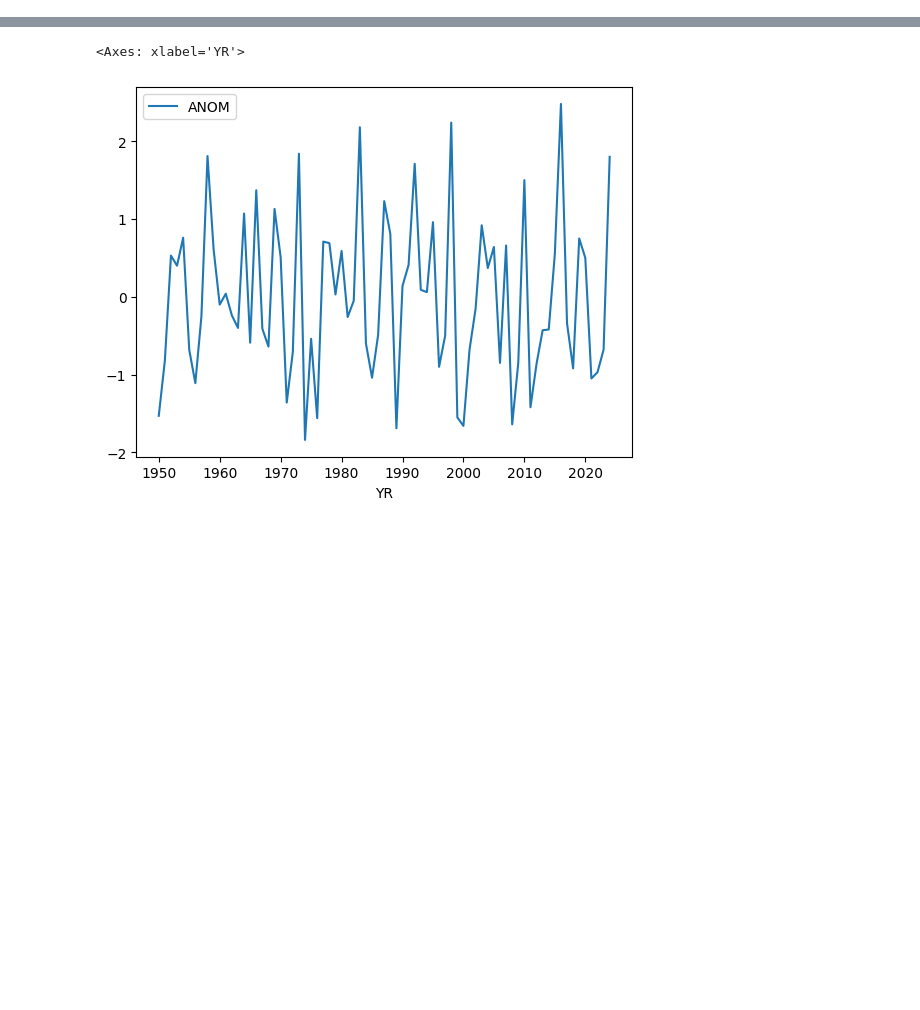
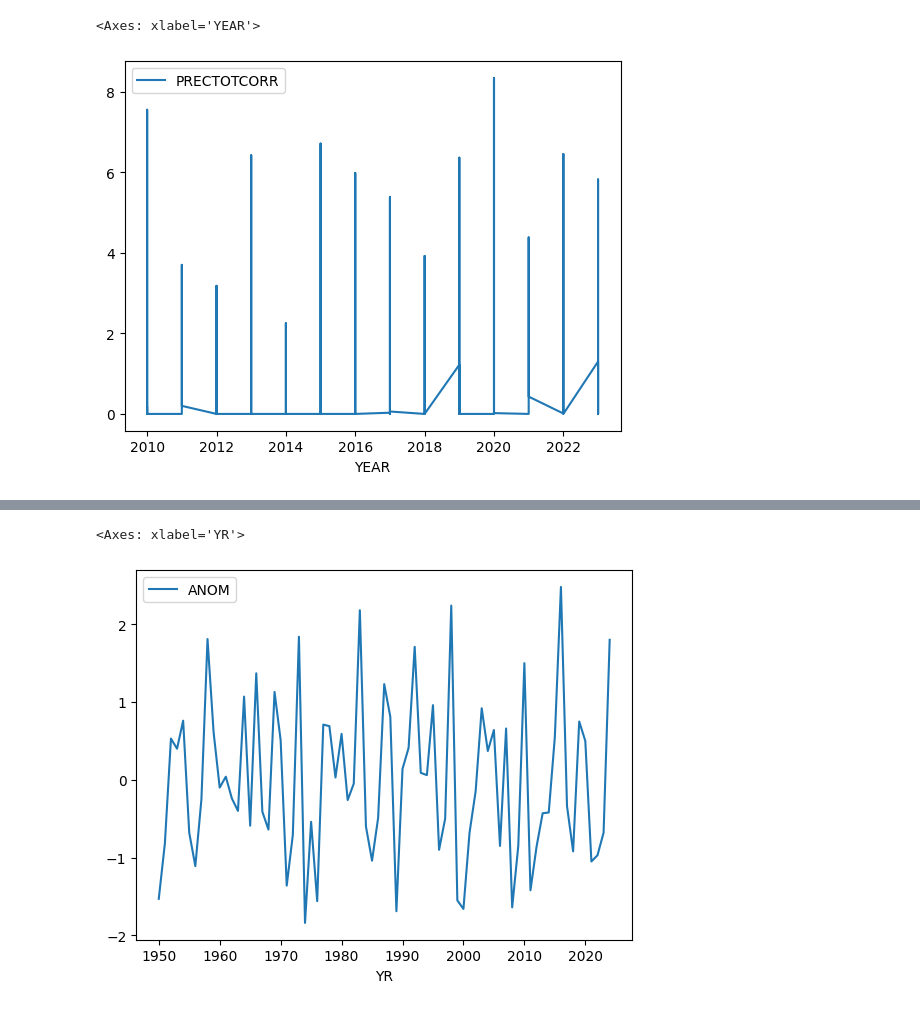
Before and after one commit to BrendanGramp/UMDAOSC650, a Jupyter notebook: AOSC650RNN.ipynb, the cells around one changed output, grey strips where cells are left out. Saved outputs shown, nothing was run; the diff lists cells and outputs as text; code cells hidden in the pictures; blank space fills up the shorter version.

```diff
--- a/AOSC650RNN.ipynb
+++ b/AOSC650RNN.ipynb
@@ -63,0 +116,5 @@ dataset.describe()
+# %%
+dataset[dataset["MO"]==1].plot("YEAR","PRECTOTCORR")
+# %% [output]
+<Axes: xlabel='YEAR'>
+[figure, added]
```
Also changed, not shown: parts of 32 cells of this notebook.
